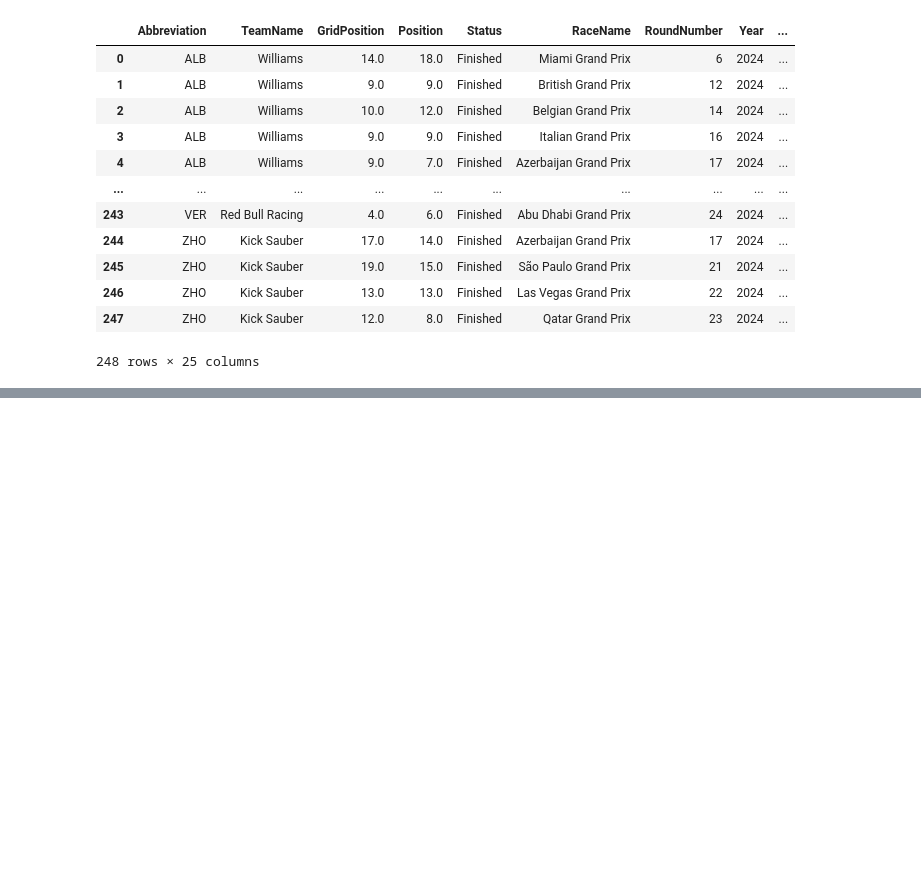
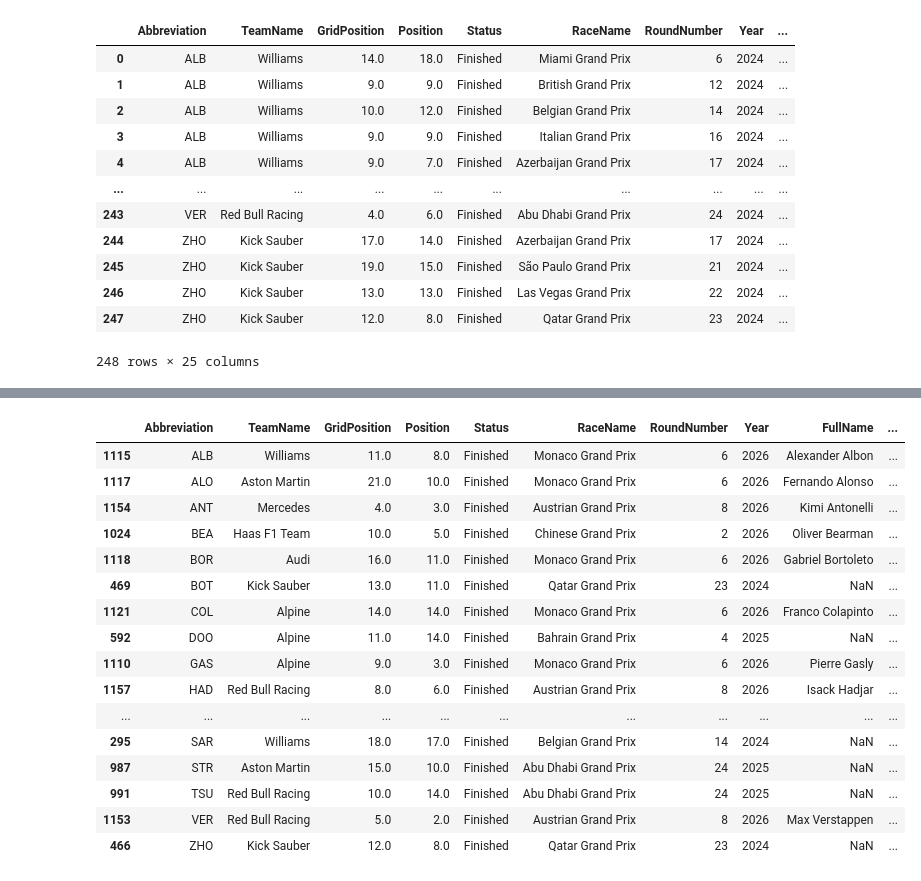
Before and after one commit to pyyroo-a/Formula-1-Fantasy-Predictor, a Jupyter notebook: notebooks/model-v5-track-profiles.ipynb, the cells around one changed output, grey strips where cells are left out. Saved outputs shown, nothing was run; the diff lists cells and outputs as text; code cells hidden in the pictures; blank space fills up the shorter version.

```diff
--- a/notebooks/model-v5-track-profiles.ipynb
+++ b/notebooks/model-v5-track-profiles.ipynb
@@ -313,0 +513,7 @@ fantasy_table
+# %%
+df_2024 = load_dataset("../data/processed/race_results_2024.csv")
+df_2025 = load_dataset("../data/processed/race_results_2025.csv")
+df_2026 = load_dataset("../data/processed/race_results_2026.csv")
+
+df_history = pd.concat([df_2024, df_2025, df_2026], ignore_index=True)
+df_history = build_features(df_history)
@@ -313,0 +529,21 @@ fantasy_table
+# %%
+latest_form = df_history.sort_values(["Abbreviation", "Year", "RoundNumber"]).groupby("Abbreviation").tail(1)
+latest_form
+# %% [output]
+|  | Abbreviation | TeamName | GridPosition | Position | Status | RaceName | RoundNumber | Year | FullName | ... |
+| 1115 | ALB | Williams | 11.0 | 8.0 | Finished | Monaco Grand Prix | 6 | 2026 | Alexander Albon | ... |
+| 1117 | ALO | Aston Martin | 21.0 | 10.0 | Finished | Monaco Grand Prix | 6 | 2026 | Fernando Alonso | ... |
+| 1154 | ANT | Mercedes | 4.0 | 3.0 | Finished | Austrian Grand Prix | 8 | 2026 | Kimi Antonelli | ... |
+| 1024 | BEA | Haas F1 Team | 10.0 | 5.0 | Finished | Chinese Grand Prix | 2 | 2026 | Oliver Bearman | ... |
+| 1118 | BOR | Audi | 16.0 | 11.0 | Finished | Monaco Grand Prix | 6 | 2026 | Gabriel Bortoleto | ... |
+| 469 | BOT | Kick Sauber | 13.0 | 11.0 | Finished | Qatar Grand Prix | 23 | 2024 | NaN | ... |
+| 1121 | COL | Alpine | 14.0 | 14.0 | Finished | Monaco Grand Prix | 6 | 2026 | Franco Colapinto | ... |
+| 592 | DOO | Alpine | 11.0 | 14.0 | Finished | Bahrain Grand Prix | 4 | 2025 | NaN | ... |
+| 1110 | GAS | Alpine | 9.0 | 3.0 | Finished | Monaco Grand Prix | 6 | 2026 | Pierre Gasly | ... |
+| 1157 | HAD | Red Bull Racing | 8.0 | 6.0 | Finished | Austrian Grand Prix | 8 | 2026 | Isack Hadjar | ... |
+| ... | ... | ... | ... | ... | ... | ... | ... | ... | ... | ... |
+| 295 | SAR | Williams | 18.0 | 17.0 | Finished | Belgian Grand Prix | 14 | 2024 | NaN | ... |
+| 987 | STR | Aston Martin | 15.0 | 10.0 | Finished | Abu Dhabi Grand Prix | 24 | 2025 | NaN | ... |
+| 991 | TSU | Red Bull Racing | 10.0 | 14.0 | Finished | Abu Dhabi Grand Prix | 24 | 2025 | NaN | ... |
+| 1153 | VER | Red Bull Racing | 5.0 | 2.0 | Finished | Austrian Grand Prix | 8 | 2026 | Max Verstappen | ... |
+| 466 | ZHO | Kick Sauber | 12.0 | 8.0 | Finished | Qatar Grand Prix | 23 | 2024 | NaN | ... |
```
Also changed, not shown: parts of 14 cells of this notebook, 2 other files.
